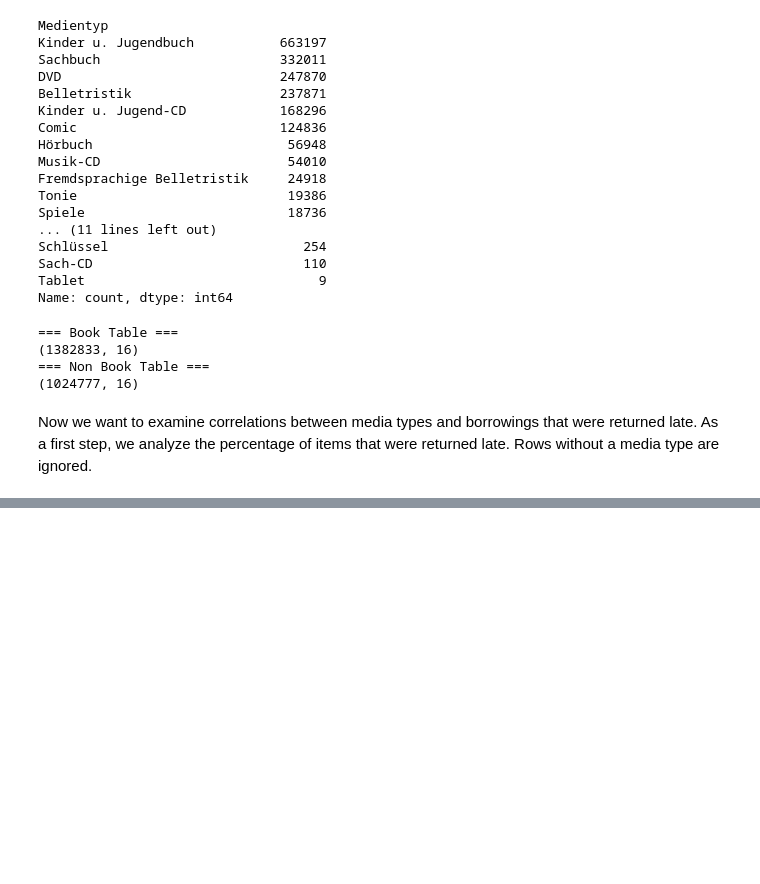
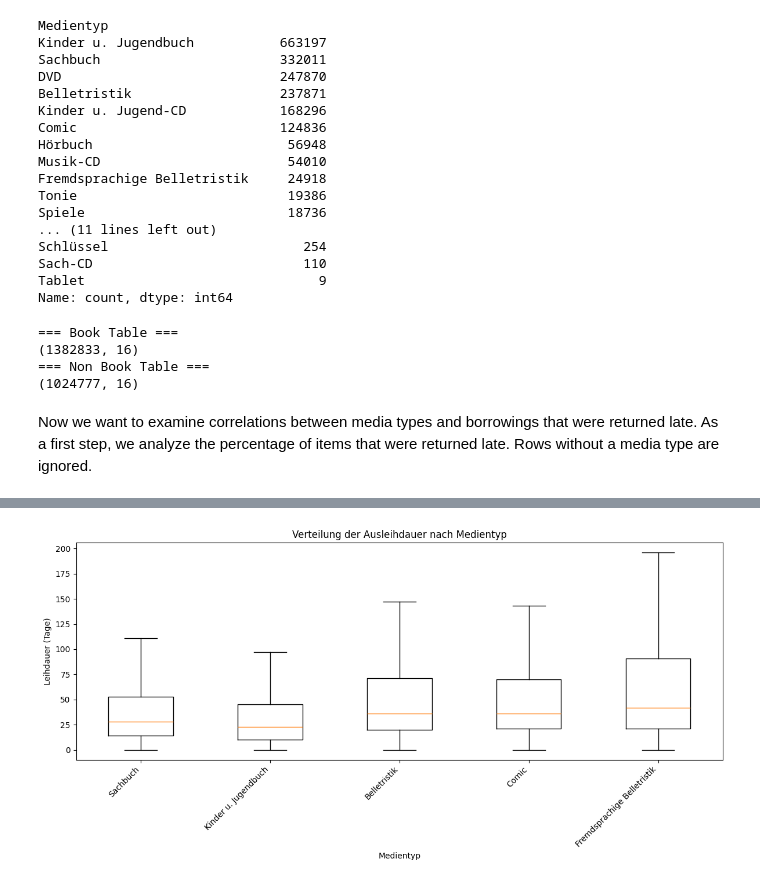
Before and after one commit to RobinAllgeier/Data_Literacy, a Jupyter notebook: notebooks/nr-notebook.ipynb, the cells around one changed output, grey strips where cells are left out. Saved outputs shown, nothing was run; the diff lists cells and outputs as text; code cells hidden in the pictures; blank space fills up the shorter version.

```diff
--- a/notebooks/nr-notebook.ipynb
+++ b/notebooks/nr-notebook.ipynb
@@ -53,6 +55,7 @@ book_categories = [
     "Fremdsprachige Belletristik",
     "Kinder u. Jugendbuch",
     "Comic"
+    "Zeitschriften"
 ]
 
 books_frame = data_frame[
@@ -114,0 +144,16 @@ late_borrowings_per_type_table
+# %%
+UNINTERESTING_TYPES = [
+    "Sonstiges",
+    "Lesehaus",
+    "Bestellt über Medienwelten",
+]
+MIN_BORROWINGS = 1000
+
+
+amount_of_entries_per_type = all_data_frame["Medientyp"].value_counts()
+list_of_valid_types = amount_of_entries_per_type[amount_of_entries_per_type >= MIN_BORROWINGS].index
+list_of_interesting_types = list_of_valid_types.difference(UNINTERESTING_TYPES)
+
+all_data_frame = all_data_frame[all_data_frame["Medientyp"].isin(list_of_interesting_types)]
+books_frame = books_frame[books_frame["Medientyp"].isin(list_of_interesting_types)]
+non_books_frame = non_books_frame[non_books_frame["Medientyp"].isin(list_of_interesting_types)]
@@ -114,0 +194,24 @@ late_borrowings_per_type_table
+# %%
+# Nur relevante Spalten + NaNs entfernen
+plot_df = books_frame[["Medientyp", "Leihdauer"]].dropna()
+
+# Daten pro Medientyp sammeln
+data = [
+    group["Leihdauer"].values
+    for _, group in plot_df.groupby("Medientyp")
+]
+
+labels = plot_df["Medientyp"].unique()
+
+plt.figure(figsize=(12, 6))
+plt.boxplot(data, tick_labels=labels, showfliers=False)
+
+plt.xticks(rotation=45, ha="right")
+plt.title("Verteilung der Ausleihdauer nach Medientyp")
+plt.xlabel("Medientyp")
+plt.ylabel("Leihdauer (Tage)")
+
+plt.tight_layout()
+plt.show()
+# %% [output]
+[figure, added]
```
Also changed, not shown: parts of 7 cells of this notebook.
